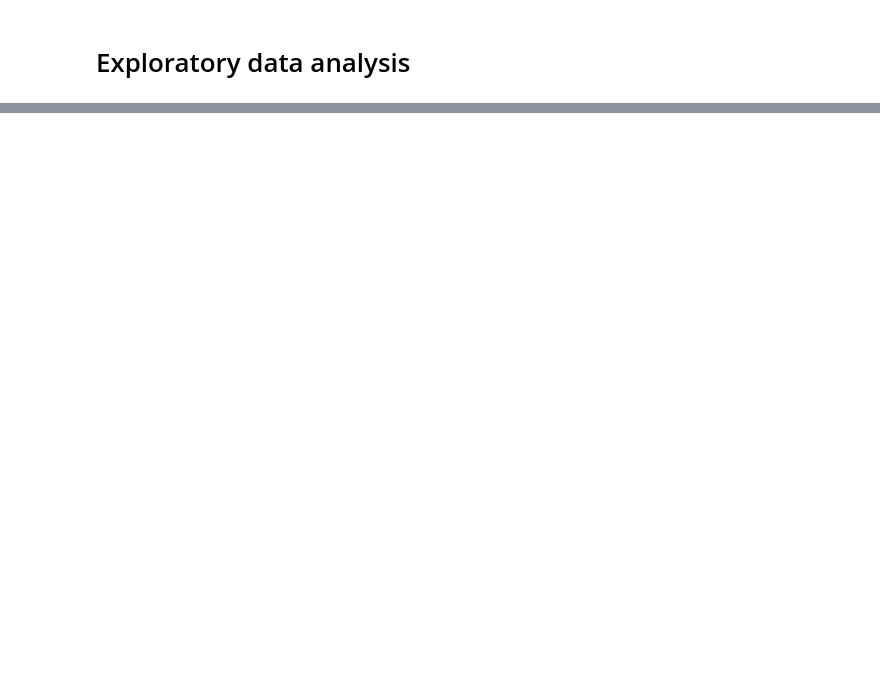
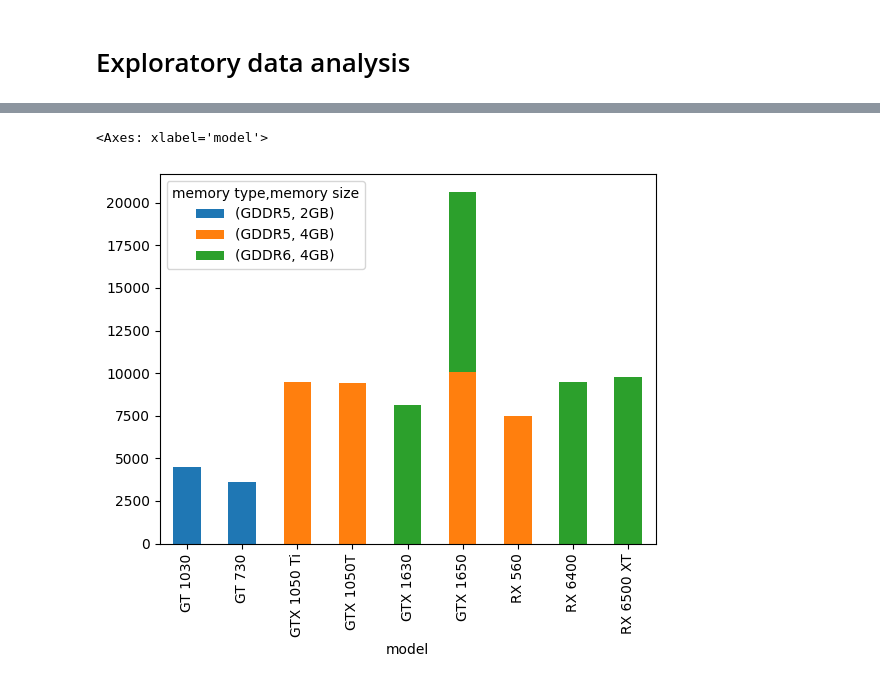
Before and after one commit to dyitsme/gpu_specs_prices_dashboard, a Jupyter notebook: notebooks/gpu-eda.ipynb, the cells around one changed output, grey strips where cells are left out. Cells and saved outputs as stored; diff of their text form; code cells hidden in the pictures; blank space fills up the shorter version.

```diff
--- a/notebooks/gpu-eda.ipynb
+++ b/notebooks/gpu-eda.ipynb
@@ -28,0 +182,3 @@ brandcount
+# %%
+top10cheapestmodels_df = top10cheapestmodels_df.nsmallest(10, 'price')
+top10cheapestmodels_df
@@ -28,0 +197,3 @@ brandcount
+# %%
+pivot = pd.pivot_table(data=top10cheapestmodels_df, index=['model'], columns=['memory type', 'memory size'], values='price')
+pivot
@@ -28,0 +213,5 @@ brandcount
+# %%
+pivot.plot.bar(stacked=True)
+# %% [output]
+<Axes: xlabel='model'>
+[figure, added]
```
Also changed, not shown: parts of 23 cells of this notebook, 3 other files.
